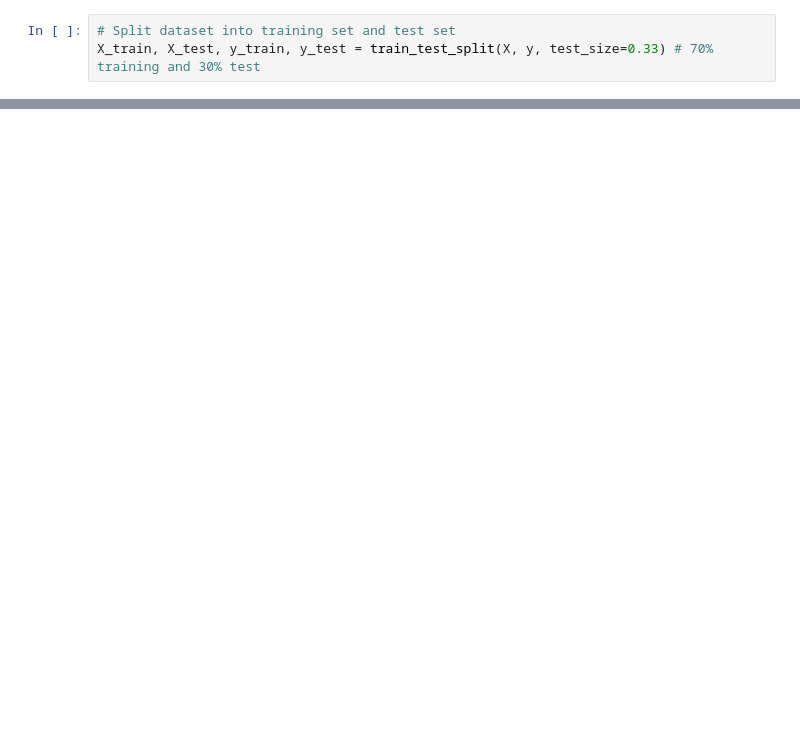
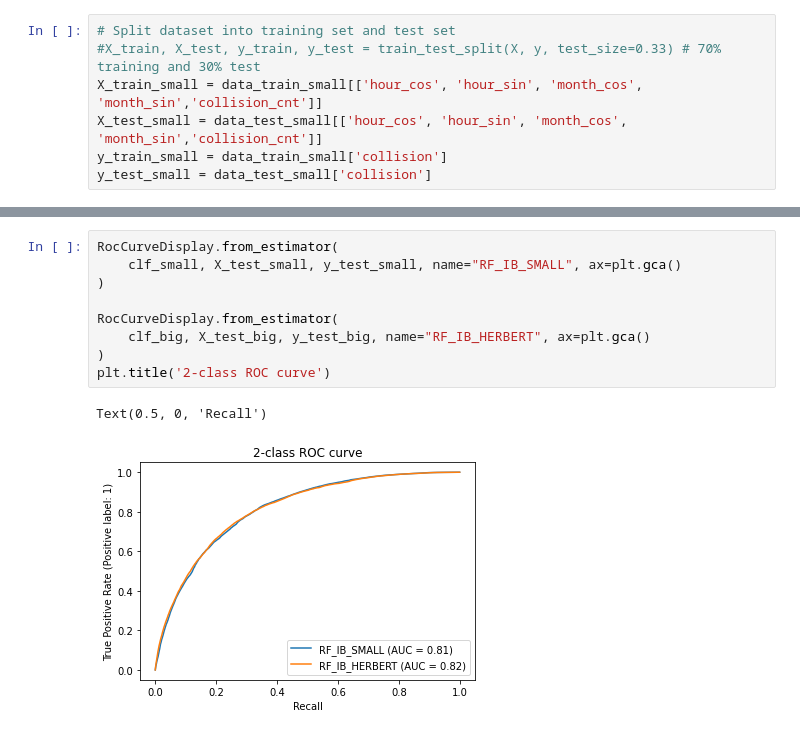
Before and after one commit to benediktstroebl/Traffic-Accident-Prediction-Berlin, a Jupyter notebook: codes/rand_forest_baseline.ipynb, the cells around one changed output, grey strips where cells are left out. Drawn from its saved outputs; the diff is of its cells as text; blank space fills up the shorter version.

```diff
--- a/codes/rand_forest_baseline.ipynb
+++ b/codes/rand_forest_baseline.ipynb
@@ -29,3 +57,7 @@ y=data['collision']  # Labels
 # %%
 # Split dataset into training set and test set
-X_train, X_test, y_train, y_test = train_test_split(X, y, test_size=0.33) # 70% training and 30% test
+#X_train, X_test, y_train, y_test = train_test_split(X, y, test_size=0.33) # 70% training and 30% test
+X_train_small = data_train_small[['hour_cos', 'hour_sin', 'month_cos', 'month_sin','collision_cnt']]
+X_test_small = data_test_small[['hour_cos', 'hour_sin', 'month_cos', 'month_sin','collision_cnt']]
+y_train_small = data_train_small['collision']
+y_test_small = data_test_small['collision']
@@ -63,0 +140,12 @@ _ = display.ax_.set_title("2-class Precision-Recall curve")
+# %%
+RocCurveDisplay.from_estimator(
+    clf_small, X_test_small, y_test_small, name="RF_IB_SMALL", ax=plt.gca()
+)
+
+RocCurveDisplay.from_estimator(
+    clf_big, X_test_big, y_test_big, name="RF_IB_HERBERT", ax=plt.gca()
+)
+plt.title('2-class ROC curve')
+# %% [output]
+Text(0.5, 0, 'Recall')
+[figure, added]
```
Also changed, not shown: parts of 25 cells of this notebook, 3 other files.
